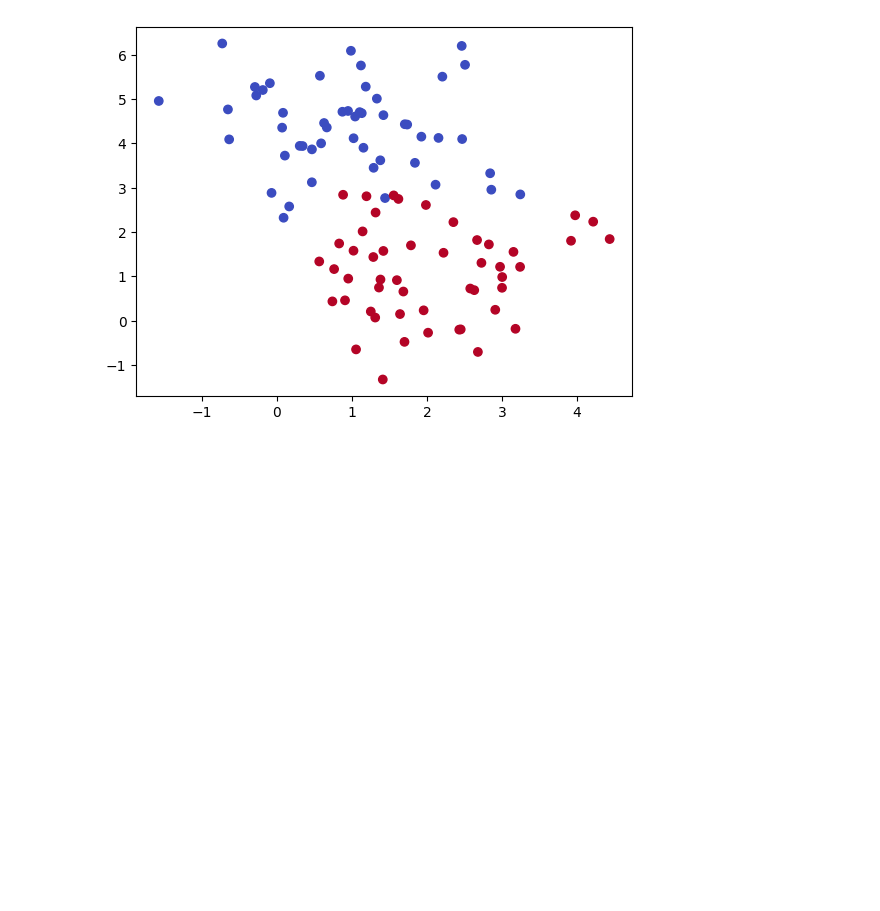
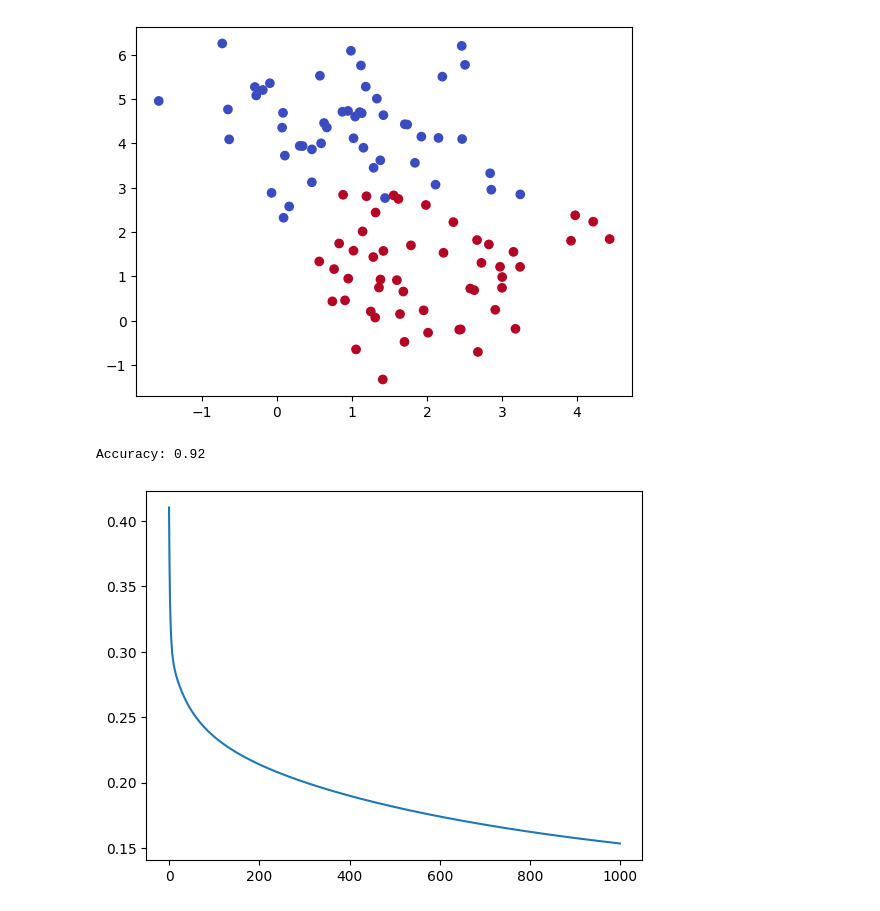
Before and after one commit to mkzpr04/Neural-Network, a Jupyter notebook: Premier_neurone.ipynd.ipynb, the cells around one changed output. Cells and saved outputs as stored; diff of their text form; code cells hidden in the pictures; blank space fills up the shorter version.

```diff
--- a/Premier_neurone.ipynd.ipynb
+++ b/Premier_neurone.ipynd.ipynb
@@ -17,0 +35,46 @@ dimensions de y: (100, 1)
+# %%
+def gradients(A, X, y):
+    """Retourne les gradients de la log loss par rapport à W et b"""
+    dW = 1 / len(y) * np.dot(X.T, A - y)  # dérivée de la log loss par rapport à W, voir formulaire pdf
+    db = np.mean(A - y) # dérivée de la log loss par rapport à b, voir formulaire pdf
+    return (dW, db)
+# %%
+def update(dW, db, W, b, alpha):
+    W = W - alpha*dW
+    b = b - alpha*db
+    return (W, b)
+# %%
+def predict(X, W, b):
+    A = model(X, W, b) # activation (sorties du réseau de neurones)
+    print(A)
+    return A>=0.5
+# %%
+def artificial_neural_network(X, y, learning_rate=0.1, n_iter=1000):
+    # Initialisation des paramètres
+    W, b = initialisation(X)
+
+    Loss = []
+
+    # Boucle d'apprentissage
+    for i in range(n_iter):
+        # Forward
+        A = model(X, W, b)
+        Loss.append(log_loss(A, y))
+        # Backward
+        dW, db = gradients(A, X, y)
+        # Mise à jour des paramètres
+        W, b = update(dW, db, W, b, learning_rate)
+
+    y_pred = predict(X, W, b)
+    print("Accuracy:" , accuracy_score(y, y_pred))
+
+    plt.plot(Loss)
+    plt.show()
+
+    return (W, b) # retourne les paramètres appris
+# %%
+# courbe d'apprentissage
+W,b = artificial_neural_network(X, y)
+# %% [output]
+Accuracy: 0.92
+[figure, added]
```
Also changed, not shown: parts of 7 cells of this notebook.
